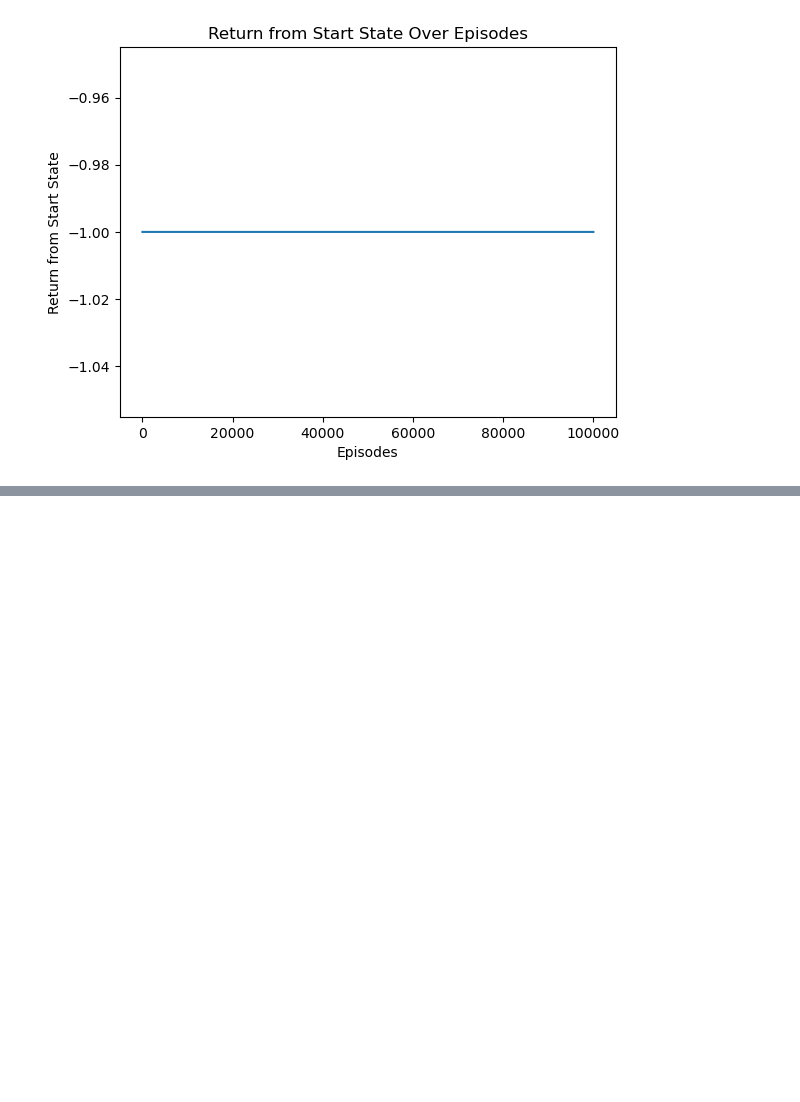
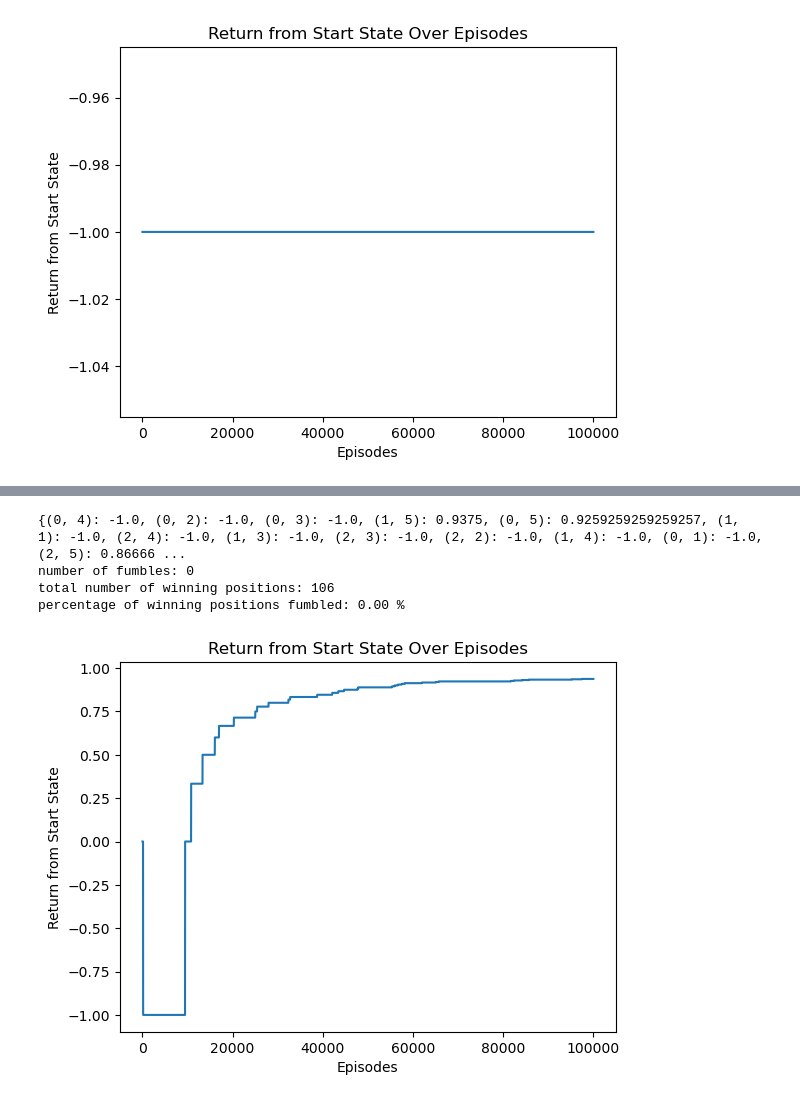
Before and after one commit to s0han24/tabular_rl_methods, a Jupyter notebook: nim_MC.ipynb, the cells around one changed output, grey strips where cells are left out. Drawn from its saved outputs; the diff is of its cells as text; code cells hidden in the pictures; blank space fills up the shorter version.

Commit message:
update nim_MC add off policy MC

```diff
--- a/nim_MC_on_policy.ipynb
+++ b/nim_MC.ipynb
@@ -504,0 +579,11 @@ percentage of winning positions fumbled: 100.00 %
+# %%
+policy, Q, history = monte_carlo(negative_on_loss=True, exploring_starts=True, every_visit=False)
+print(Q[start_state])
+evaluate_using_fumbles(policy, Q)
+plot_start_state_returns(history)
+# %% [output]
+{(0, 4): -1.0, (0, 2): -1.0, (0, 3): -1.0, (1, 5): 0.9375, (0, 5): 0.9259259259259257, (1, 1): -1.0, (2, 4): -1.0, (1, 3): -1.0, (2, 3): -1.0, (2, 2): -1.0, (1, 4): -1.0, (0, 1): -1.0, (2, 5): 0.86666 ...
+number of fumbles: 0
+total number of winning positions: 106
+percentage of winning positions fumbled: 0.00 %
+[figure, added]
```
Also changed, not shown: parts of 3 cells of this notebook, 1 other file.
